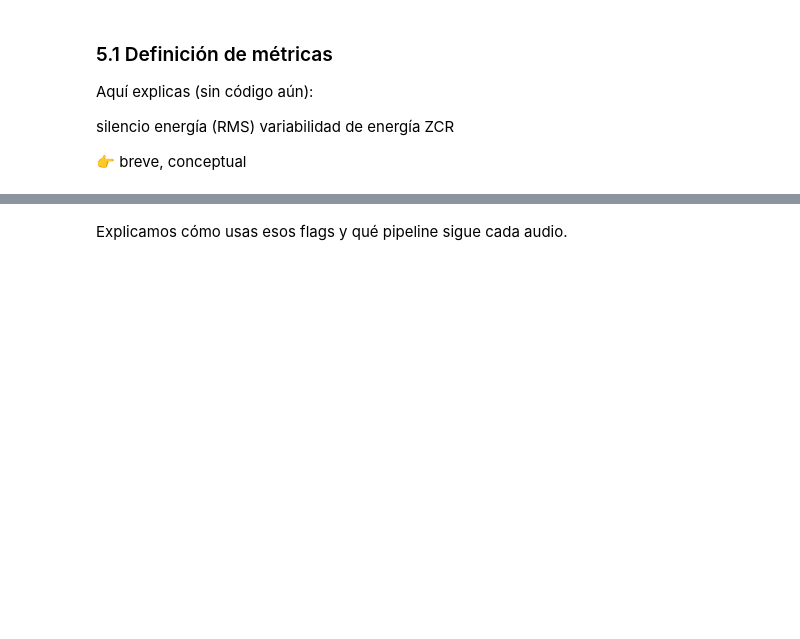
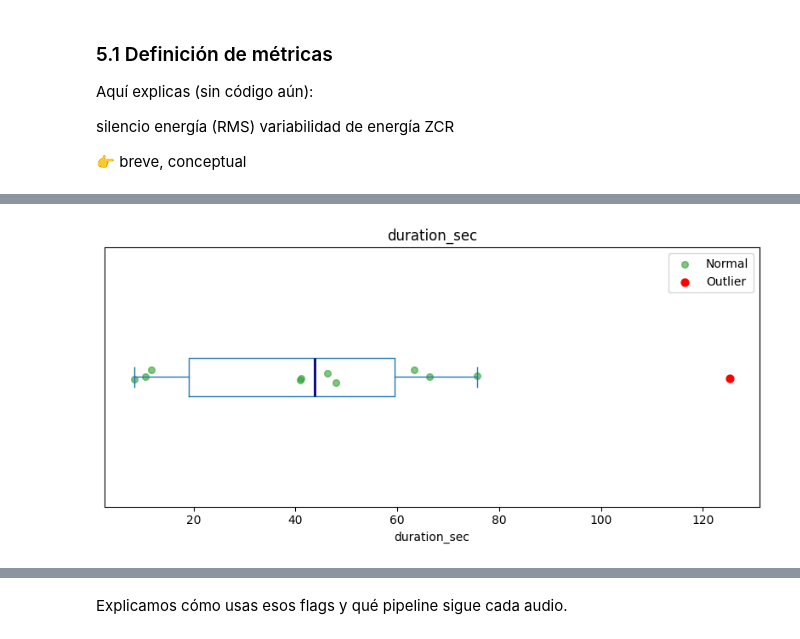
Before and after one commit to JMPinillos/agri-voice-ai, a Jupyter notebook: notebooks/01_audio_preprocessing/audio_preprocessing.ipynb, the cells around one changed output, grey strips where cells are left out. Drawn from its saved outputs; the diff is of its cells as text; code cells hidden in the pictures; blank space fills up the shorter version.

```diff
--- a/notebooks/01_audio_preprocessing/audio_preprocessing.ipynb
+++ b/notebooks/01_audio_preprocessing/audio_preprocessing.ipynb
@@ -510,0 +629,17 @@ print(f"Total audios: {len(df_metrics)}")
+# %%
+# Cargar audios estandarizados en memoria
+baseline_dataset = load_standardized_audio(audio_dataset)
+
+# Calcular métricas sobre señal real (incluye silencio en extremos)
+metrics_results = compute_audio_quality_metrics(baseline_dataset)
+
+# Convertir a DataFrame para análisis estructurado
+df_metrics = pd.DataFrame(metrics_results)
+
+# Visualización de ejemplo
+print("Ejemplo de métricas calculadas:")
+display(df_metrics.head(5))
+
+# Resumen del dataset
+print("\nResumen del dataset:")
+print(f"Total audios: {len(df_metrics)}")
@@ -513,16 +658,70 @@ print(f"Total audios: {len(df_metrics)}")
 # %%
 # Lista de métricas a analizar
-metrics = ["duration_sec", "rms", "silence_ratio", "zcr_mean", "energy_var"]
+metrics = ["duration_sec", "rms", "silence_ratio", "silence_edges_ratio", "zcr_mean", "energy_var"]
 
-# Representación de histogramas
 for metric in metrics:
+
+    data = df_metrics[metric].values
+
+    # Cálculo de outliers (IQR)
+    q1 = np.percentile(data, 25)
+    q3 = np.percentile(data, 75)
+    iqr = q3 - q1
+
+    lower_bound = q1 - 1.5 * iqr
+    upper_bound = q3 + 1.5 * iqr
+
+    normal_mask = (data >= lower_bound) & (data <= upper_bound)
+    outlier_mask = ~normal_mask
+
+    normal_data = data[normal_mask]
+    outlier_data = data[outlier_mask]
 
     plt.figure(figsize=(8, 4))
 
-    plt.hist(df_metrics[metric], bins=20)
-    plt.title(f"Distribución de {metric}")
+    # Boxplot sin outliers
+    plt.boxplot(
+        normal_data,
+        vert=False,
+        showfliers=False,
+        patch_artist=False,
+        boxprops=dict(color="tab:blue"),
+        whiskerprops=dict(color="tab:blue"),
+        capprops=dict(color="tab:blue"),
+        medianprops=dict(color="navy", linewidth=2)
+    )
+
+    # Puntos normales
+    y_normal = np.ones(len(normal_data))
+    jitter_normal = np.random.uniform(-0.03, 0.03, size=len(y_normal))
+
+    plt.scatter(
+        normal_data,
+        y_normal + jitter_normal,
+        color="tab:green",
+        alpha=0.6,
+        s=30,
+        label="Normal"
+    )
+
+    # Puntos outliers
+    y_outliers = np.ones(len(outlier_data))
+    jitter_outliers = np.random.uniform(-0.03, 0.03, size=len(y_outliers))
+
+    plt.scatter(
+        outlier_data,
+        y_outliers + jitter_outliers,
+        color="red",
+        s=40,
+        label="Outlier"
+    )
+
+    plt.title(metric)
     plt.xlabel(metric)
-    plt.ylabel("Frecuencia")
+    plt.yticks([])
+    plt.legend()
 
     plt.tight_layout()
     plt.show()
+# %% [output]
+[figure, added]
```
Also changed, not shown: parts of 43 cells of this notebook, 22 other files.
